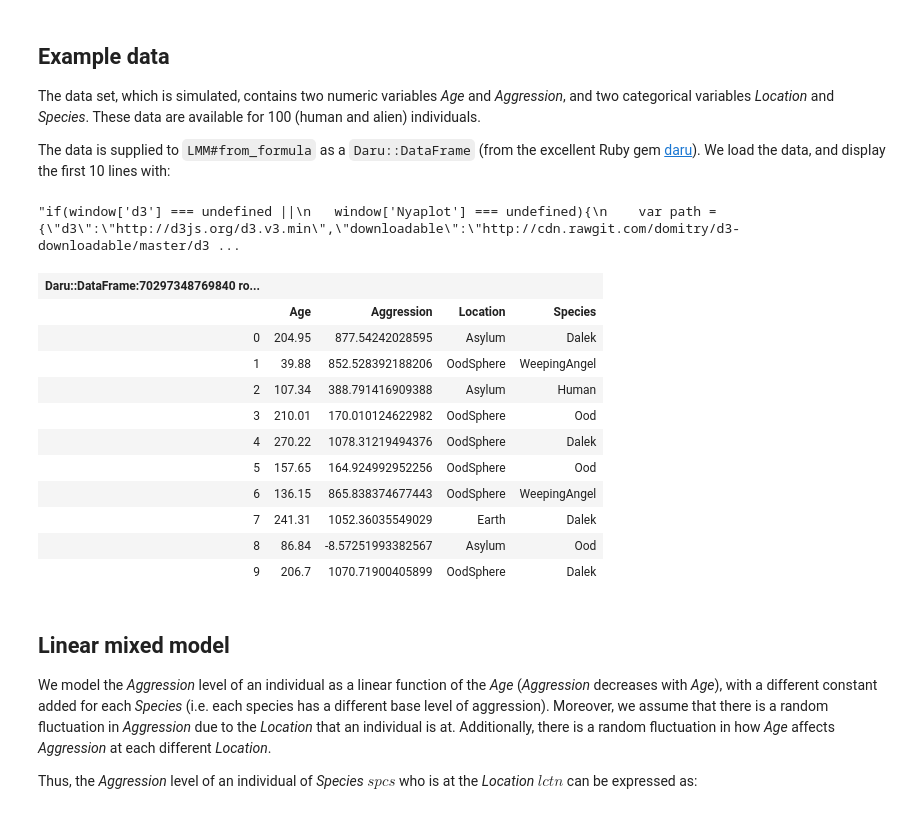
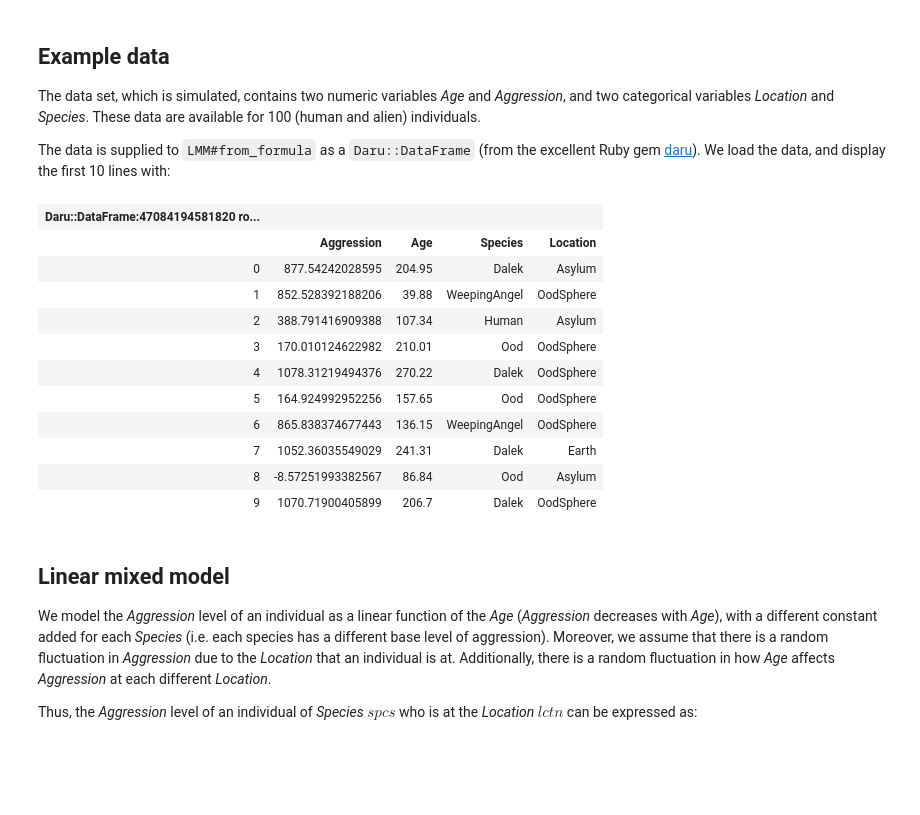
Before and after one commit to agisga/mixed_models, a Jupyter notebook: notebooks/LMM_model_fitting.ipynb, the cells around one changed output. Drawn from its saved outputs; the diff is of its cells as text; code cells hidden in the pictures; blank space fills up the shorter version.

```diff
--- a/notebooks/LMM_model_fitting.ipynb
+++ b/notebooks/LMM_model_fitting.ipynb
@@ -26,21 +26,22 @@ The data is supplied to `LMM#from_formula` as a `Daru::DataFrame` (from the exce
 # %%
 require 'daru'
 alien_species = Daru::DataFrame.from_csv '../examples/data/alien_species.csv'
+# mixed_models expects that all variable names in the data frame are ruby Symbols:
+alien_species.vectors = Daru::Index.new(alien_species.vectors.map { |v| v.to_sym })
 alien_species.head
 # %% [output]
-"if(window['d3'] === undefined ||\n   window['Nyaplot'] === undefined){\n    var path = {\"d3\":\"http://d3js.org/d3.v3.min\",\"downloadable\":\"http://cdn.rawgit.com/domitry/d3-downloadable/master/d3 ...
-| Daru::DataFrame:70297348769840 ro... |  |  |  |  |
-|  | Age | Aggression | Location | Species |
-| 0 | 204.95 | 877.54242028595 | Asylum | Dalek |
-| 1 | 39.88 | 852.528392188206 | OodSphere | WeepingAngel |
-| 2 | 107.34 | 388.791416909388 | Asylum | Human |
-| 3 | 210.01 | 170.010124622982 | OodSphere | Ood |
-| 4 | 270.22 | 1078.31219494376 | OodSphere | Dalek |
-| 5 | 157.65 | 164.924992952256 | OodSphere | Ood |
-| 6 | 136.15 | 865.838374677443 | OodSphere | WeepingAngel |
-| 7 | 241.31 | 1052.36035549029 | Earth | Dalek |
-| 8 | 86.84 | -8.57251993382567 | Asylum | Ood |
-| 9 | 206.7 | 1070.71900405899 | OodSphere | Dalek |
+| Daru::DataFrame:47084194581820 ro... |  |  |  |  |
+|  | Aggression | Age | Species | Location |
+| 0 | 877.54242028595 | 204.95 | Dalek | Asylum |
+| 1 | 852.528392188206 | 39.88 | WeepingAngel | OodSphere |
+| 2 | 388.791416909388 | 107.34 | Human | Asylum |
+| 3 | 170.010124622982 | 210.01 | Ood | OodSphere |
+| 4 | 1078.31219494376 | 270.22 | Dalek | OodSphere |
+| 5 | 164.924992952256 | 157.65 | Ood | OodSphere |
+| 6 | 865.838374677443 | 136.15 | WeepingAngel | OodSphere |
+| 7 | 1052.36035549029 | 241.31 | Dalek | Earth |
+| 8 | -8.57251993382567 | 86.84 | Ood | Asylum |
+| 9 | 1070.71900405899 | 206.7 | Dalek | OodSphere |
 # %% [markdown]
 ## Linear mixed model
 
```
Also changed, not shown: parts of 10 cells of this notebook, 16 other files.
